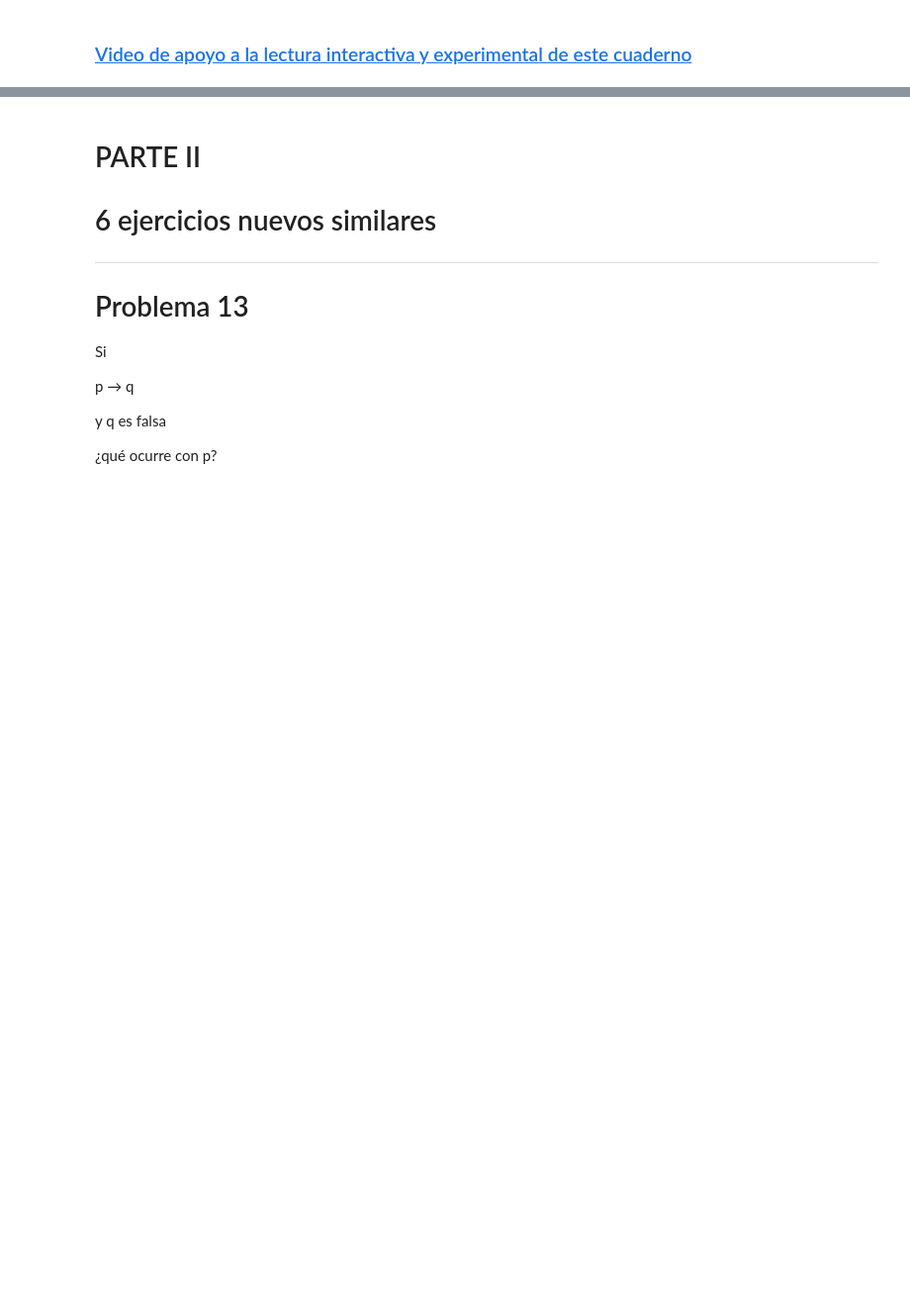
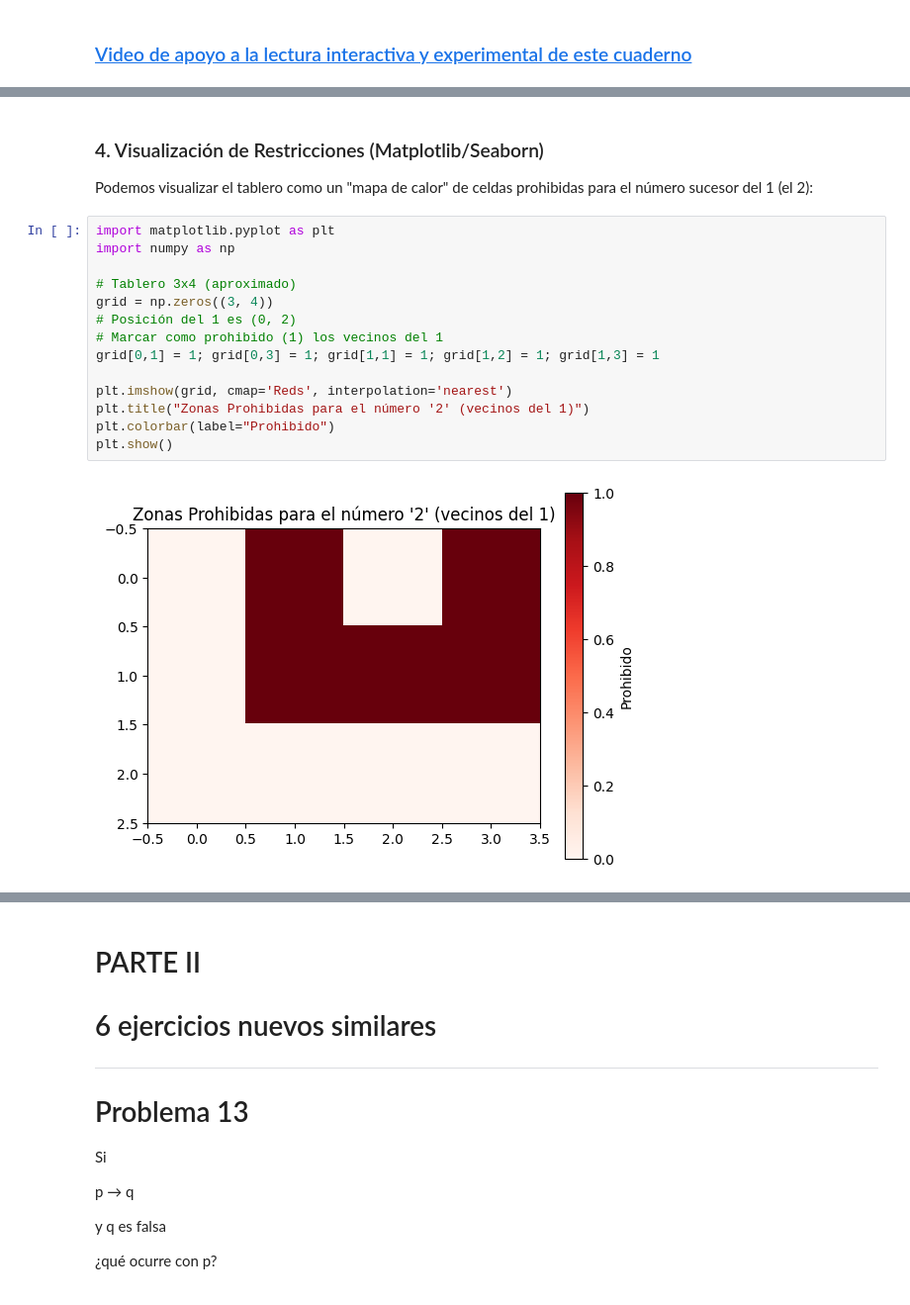
Before and after one commit to marco-canas/camino-udea, a Jupyter notebook: 3_lenguaje_proposicional/clase_02_analisis_del_lenguaje/clase_02_analisis_del_lenguaje.ipynb, the cells around one changed output, grey strips where cells are left out. Shown at 99% size. Saved outputs shown, nothing was run; the diff lists cells and outputs as text; blank space fills up the shorter version.

```diff
--- a/3_lenguaje_proposicional/clase_02_analisis_del_lenguaje/clase_02_analisis_del_lenguaje.ipynb
+++ b/3_lenguaje_proposicional/clase_02_analisis_del_lenguaje/clase_02_analisis_del_lenguaje.ipynb
@@ -1014,0 +438,20 @@ Producto:
+# %% [markdown]
+### 4. Visualización de Restricciones (Matplotlib/Seaborn)
+
+Podemos visualizar el tablero como un "mapa de calor" de celdas prohibidas para el número sucesor del 1 (el 2):
+# %%
+import matplotlib.pyplot as plt
+import numpy as np
+
+# Tablero 3x4 (aproximado)
+grid = np.zeros((3, 4))
+# Posición del 1 es (0, 2)
+# Marcar como prohibido (1) los vecinos del 1
+grid[0,1] = 1; grid[0,3] = 1; grid[1,1] = 1; grid[1,2] = 1; grid[1,3] = 1
+
+plt.imshow(grid, cmap='Reds', interpolation='nearest')
+plt.title("Zonas Prohibidas para el número '2' (vecinos del 1)")
+plt.colorbar(label="Prohibido")
+plt.show()
+# %% [output]
+[figure, added]
```
Also changed, not shown: parts of 112 cells of this notebook, 2 other files.
